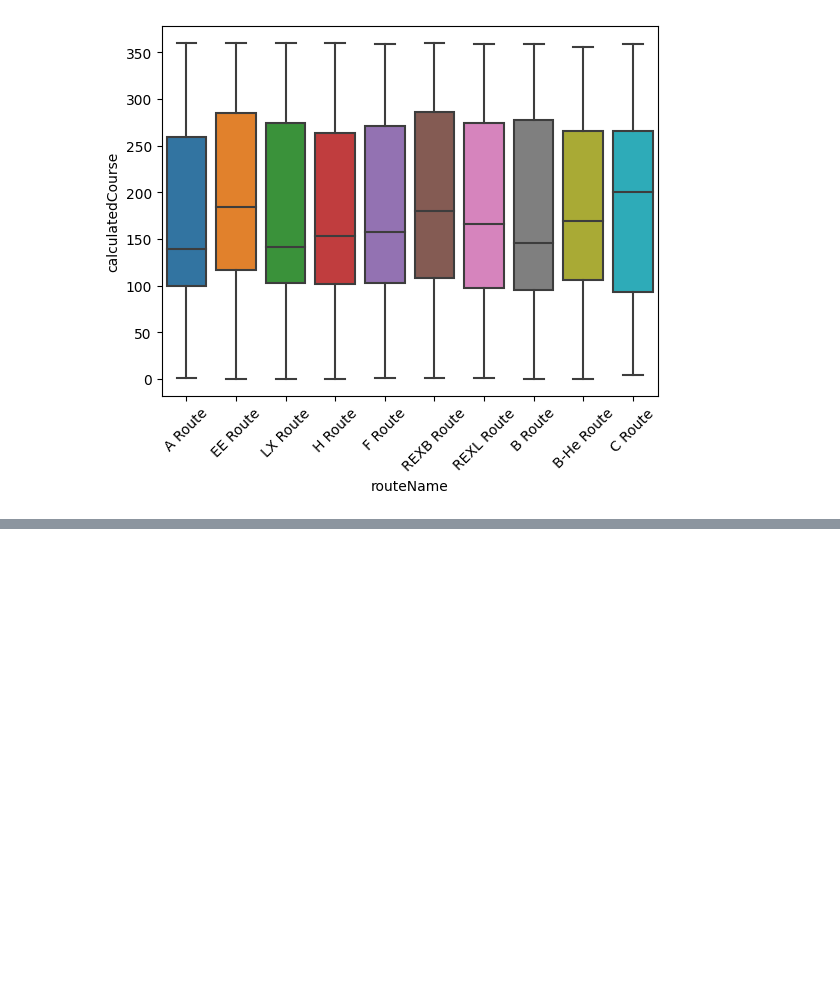
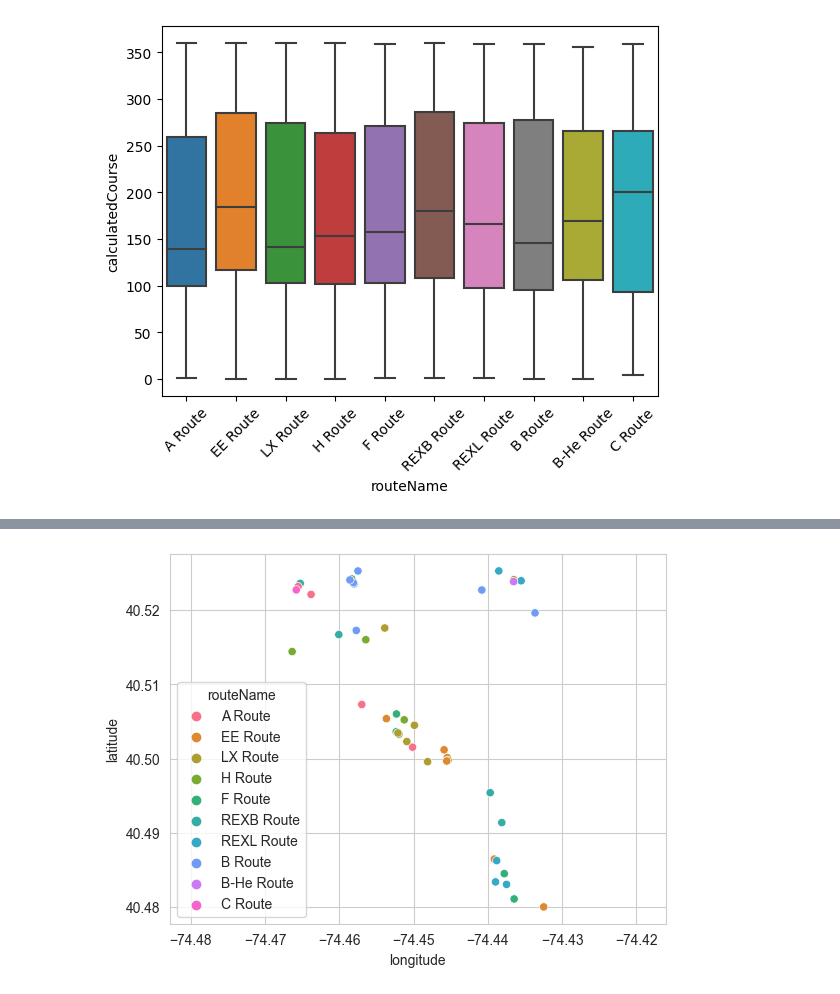
Before and after one commit to AkeBoss-tech/RutgersBusAnalysis, a Jupyter notebook: analyze.ipynb, the cells around one changed output, grey strips where cells are left out. Saved outputs shown, nothing was run; the diff lists cells and outputs as text; code cells hidden in the pictures; blank space fills up the shorter version.

```diff
--- a/analyze.ipynb
+++ b/analyze.ipynb
@@ -214,0 +218,15 @@ plt.show()
+# %%
+times = data['timestamp'].unique()
+
+time = times[0]
+
+# plot the location of the buses at a specific time
+data_time = data[data['timestamp'] == time]
+
+# create a scatter plot with the hue as the route name
+sns.scatterplot(x='longitude', y='latitude', hue='routeName', data=data_time)
+# make the x and y scale the same
+plt.axis('equal')
+plt.show()
+# %% [output]
+[figure, added]
```
Also changed, not shown: parts of 3 cells of this notebook, 3 other files.
